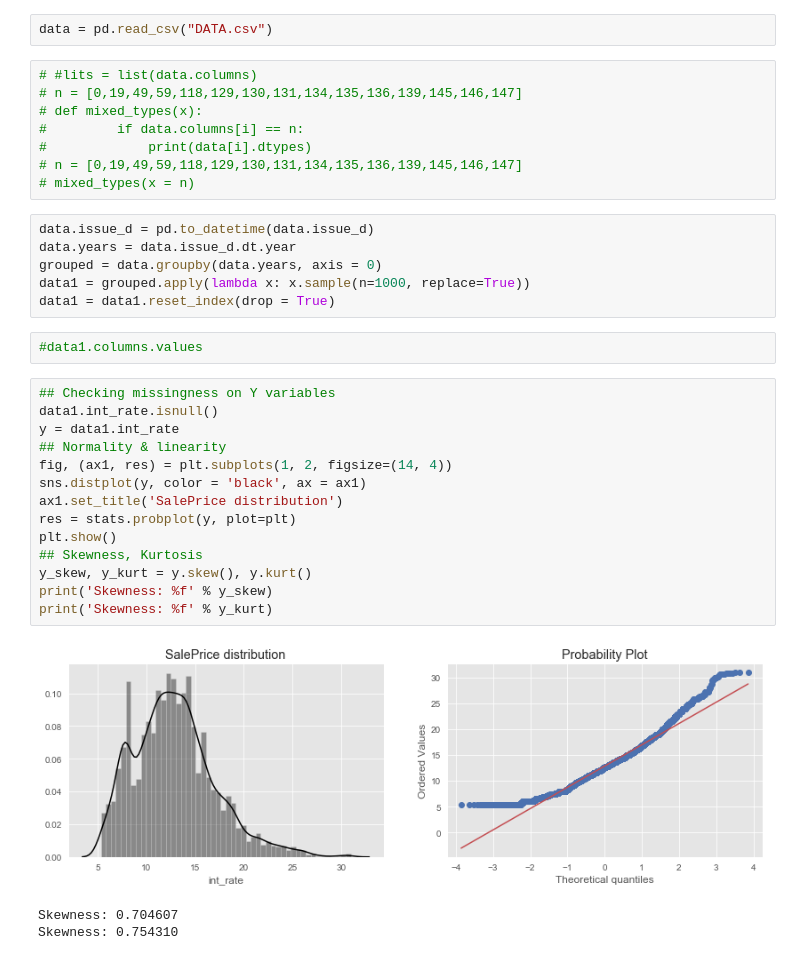
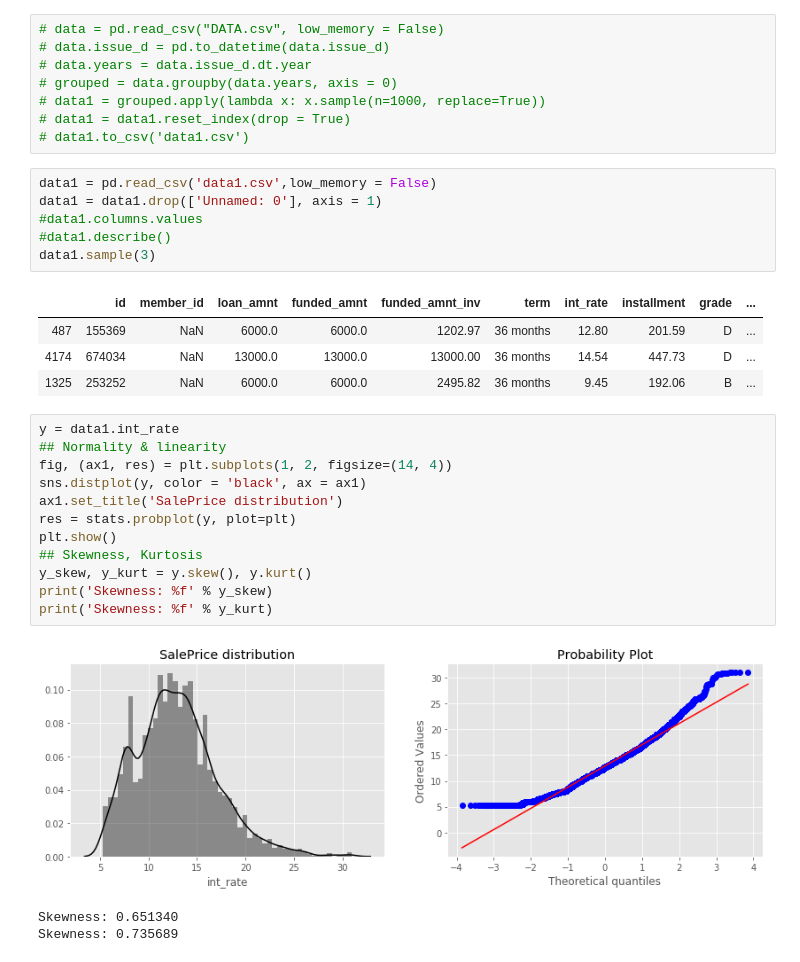
Before and after one commit to ajcoates/Capstone, a Jupyter notebook: Capstone EDA .ipynb, the cells around one changed output. Drawn from its saved outputs; the diff is of its cells as text.

```diff
--- a/Capstone EDA .ipynb
+++ b/Capstone EDA .ipynb
@@ -15,40 +39,39 @@ warnings.filterwarnings("ignore", category=DeprecationWarning)
 %matplotlib inline
-# %%
-data = pd.read_csv("DATA.csv")
-# %%
-# #lits = list(data.columns)
-# n = [0,19,49,59,118,129,130,131,134,135,136,139,145,146,147]
-# def mixed_types(x):
-#         if data.columns[i] == n:
-#             print(data[i].dtypes)
-# n = [0,19,49,59,118,129,130,131,134,135,136,139,145,146,147]
-# mixed_types(x = n)
 # %%
-data.issue_d = pd.to_datetime(data.issue_d)
-data.years = data.issue_d.dt.year
-grouped = data.groupby(data.years, axis = 0)
-data1 = grouped.apply(lambda x: x.sample(n=1000, replace=True))
-data1 = data1.reset_index(drop = True)
+# data = pd.read_csv("DATA.csv", low_memory = False)
+# data.issue_d = pd.to_datetime(data.issue_d)
+# data.years = data.issue_d.dt.year
+# grouped = data.groupby(data.years, axis = 0)
+# data1 = grouped.apply(lambda x: x.sample(n=1000, replace=True))
+# data1 = data1.reset_index(drop = True)
+# data1.to_csv('data1.csv')
-# %%
-#data1.columns.values
+# %%
+data1 = pd.read_csv('data1.csv',low_memory = False)
+data1 = data1.drop(['Unnamed: 0'], axis = 1)
+#data1.columns.values
+#data1.describe()
+data1.sample(3)
+# %% [output]
+|  | id | member_id | loan_amnt | funded_amnt | funded_amnt_inv | term | int_rate | installment | grade | ... |
+| 487 | 155369 | NaN | 6000.0 | 6000.0 | 1202.97 | 36 months | 12.80 | 201.59 | D | ... |
+| 4174 | 674034 | NaN | 13000.0 | 13000.0 | 13000.00 | 36 months | 14.54 | 447.73 | D | ... |
+| 1325 | 253252 | NaN | 6000.0 | 6000.0 | 2495.82 | 36 months | 9.45 | 192.06 | B | ... |
 # %%
-## Checking missingness on Y variables
-data1.int_rate.isnull()
 y = data1.int_rate
 ## Normality & linearity
 fig, (ax1, res) = plt.subplots(1, 2, figsize=(14, 4))
 sns.distplot(y, color = 'black', ax = ax1)
 ax1.set_title('SalePrice distribution')
 res = stats.probplot(y, plot=plt)
 plt.show()
 ## Skewness, Kurtosis
 y_skew, y_kurt = y.skew(), y.kurt()
 print('Skewness: %f' % y_skew)
 print('Skewness: %f' % y_kurt)
 # %% [output]
-[figure, old version]
+[figure, new version]
-Skewness: 0.704607
-Skewness: 0.754310
+Skewness: 0.651340
+Skewness: 0.735689
 # %%
 y = np.log1p(y)
 fig, (ax1, res) = plt.subplots(1, 2, figsize=(14, 4))
```
Also changed, not shown: parts of 38 cells of this notebook.
